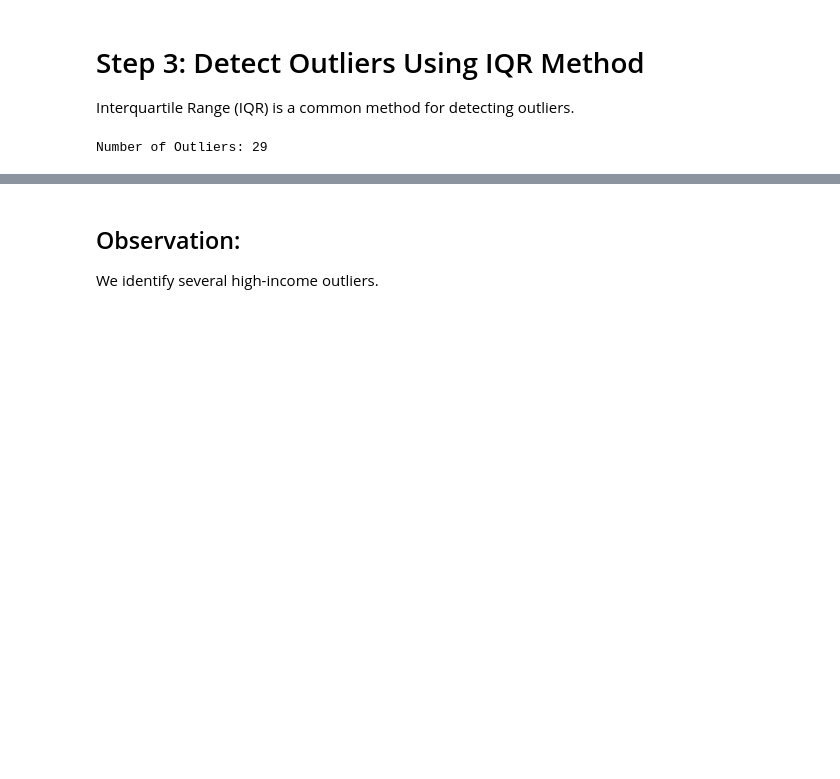
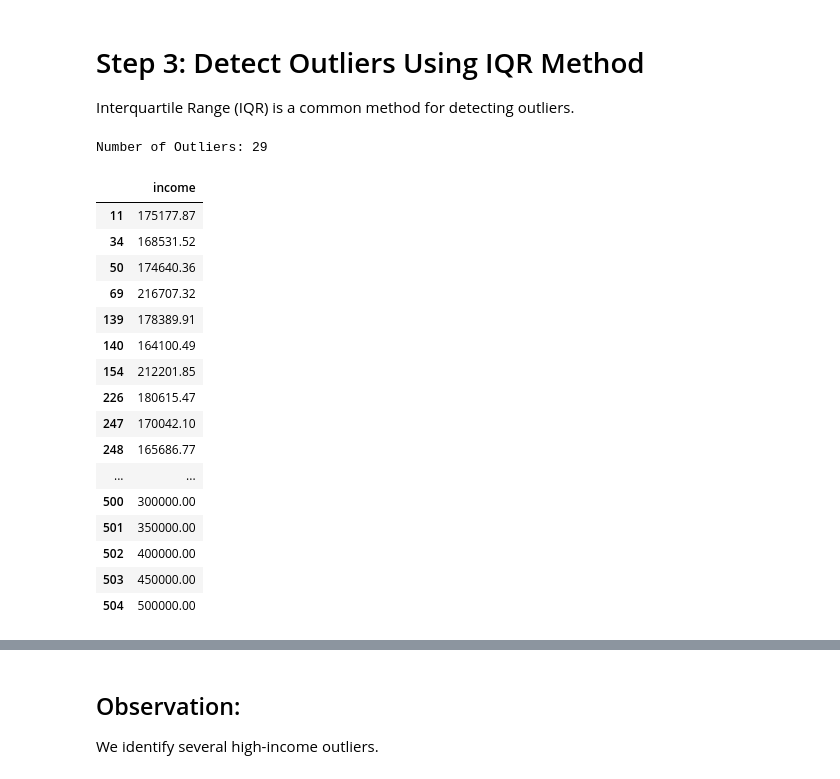
Before and after one commit to ash322ash422/tut_ml, a Jupyter notebook: 2_1_preprocessing_outliers/tut_ml_OutliersDetection1_UsingIQR.ipynb, the cells around one changed output, grey strips where cells are left out. Drawn from its saved outputs; the diff is of its cells as text; code cells hidden in the pictures; blank space fills up the shorter version.

```diff
--- a/2_1_preprocessing_outliers/tut_ml_OutliersDetection1_UsingIQR.ipynb
+++ b/2_1_preprocessing_outliers/tut_ml_OutliersDetection1_UsingIQR.ipynb
@@ -68,5 +92,25 @@ outliers = df[mask]
 print(f"Number of Outliers: {len(outliers)}")
 # %% [output]
 Number of Outliers: 29
+# %%
+outliers
+# %% [output]
+|  | income |
+| 11 | 175177.87 |
+| 34 | 168531.52 |
+| 50 | 174640.36 |
+| 69 | 216707.32 |
+| 139 | 178389.91 |
+| 140 | 164100.49 |
+| 154 | 212201.85 |
+| 226 | 180615.47 |
+| 247 | 170042.10 |
+| 248 | 165686.77 |
+| ... | ... |
+| 500 | 300000.00 |
+| 501 | 350000.00 |
+| 502 | 400000.00 |
+| 503 | 450000.00 |
+| 504 | 500000.00 |
 # %%
 Q1, Q3, lower_bound, upper_bound
```
Also changed, not shown: parts of 8 cells of this notebook, 26 other files.
